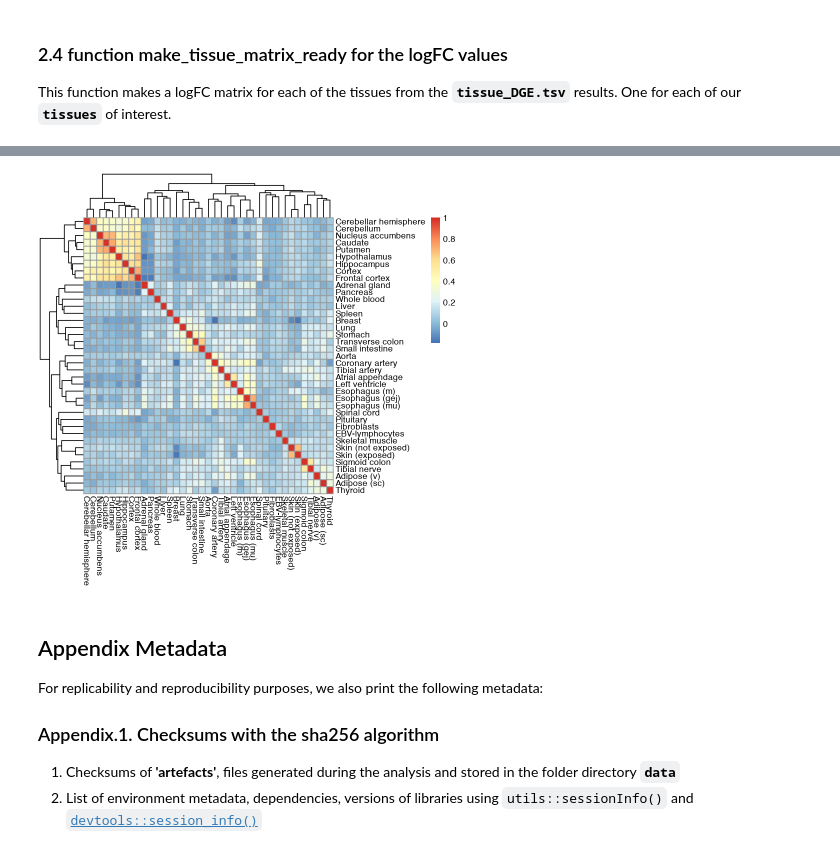
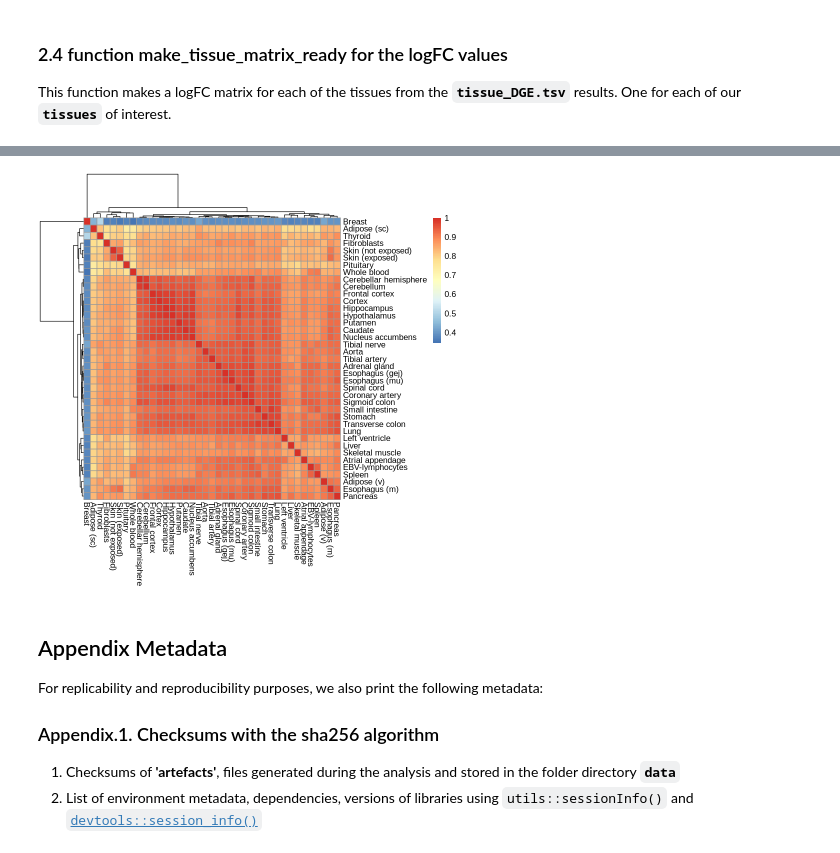
Before and after one commit to TheJacksonLaboratory/sbas, a Jupyter notebook: jupyter/expressionHeatplot.ipynb, the cells around one changed output, grey strips where cells are left out. Cells and saved outputs as stored; diff of their text form; code cells hidden in the pictures.

Commit message:
working expressionHeatmap from jupyter subdirectory

```diff
--- a/jupyter/expressionHeatplot.ipynb
+++ b/jupyter/expressionHeatplot.ipynb
@@ -38,7 +38,7 @@ options(warn = defaultW)
 # %% [markdown]
 ### 2.1 Read in all the differential Gene Expression Analysis results
 # %%
-filenames <- list.files("data", pattern="*_DGE.csv", all.files=FALSE, full.names=TRUE)
+filenames <- list.files("../data", pattern="*_DGE_refined.csv", all.files=FALSE, full.names=TRUE)
 message("Number of DGE files found with *_DGE.csv pattern: ",length(filenames))
 # %% [output]
 Number of DGE files found with *_DGE.csv pattern: 39
@@ -130,0 +131,21 @@ Remove the cells in the matrix that are <= abs(log2(1.5)) preserving only the va
+# %%
+files <- filenames
+logFC_mat <- matrix(0.0, nrow=length(genesids), ncol = length(files))
+pattern     <- "../data/*DGE_refined.csv"
+pVal_mat  <- logFC_mat
+rownames(logFC_mat) <- as.character(genesids)
+for (i in 1:length(filenames)) {
+    logFC_result  <- read.csv(filenames[i])
+    filegenesids  <- as.character(rownames(logFC_result))
+    # match the filegenesids in the list of unioned genesids for placing the significant gene-junction values
+    # in the matrix where rows are gene-junctions and columns are tissues (filegenesids)
+    for (j in 1:length(filegenesids)) {
+        genesids_match <- genesids %in% filegenesids[j]
+        logFC_mat[genesids_match==TRUE,i] <- logFC_result[filegenesids[j],"logFC"]
+        pVal_mat [genesids_match==TRUE,i] <- logFC_result[filegenesids[j],"adj.P.Val"]
+    }
+}
+
+display_name = tissue_reduction$display_name
+colnames(logFC_mat) <- as.character(display_name)
+colnames(pVal_mat)  <- as.character(display_name)
@@ -133,2 +188,6 @@ Remove the cells in the matrix that are <= abs(log2(1.5)) preserving only the va
 
 Calculate the correlation distances between the tissues using the logFC within each of the tissues.   Clustering by similar expression.
+# %%
+dist_mat <- as.matrix(cor(logFC_mat))
+sum(is.na(dist_mat))
+sum(!is.na(dist_mat))
@@ -135,13 +214,9 @@ Calculate the correlation distances between the tissues using the logFC within e
 # %%
-# dist_mat all values logFC_mat
-
-fc.exp.mat<-fc.exp.mat[rowSums(fc.exp.mat!=0)>0,]
-dist_mat <- as.matrix(cor(fc.exp.mat))
 pheatmap(dist_mat)
 hm.parameters <- list(dist_mat, fontsize = 6)
-do.call("pheatmap", c(hm.parameters,  filename="pdf/geneExpressionDistanceCorrelationHeatmapAlllogFC.pdf"))
+do.call("pheatmap", c(hm.parameters,  filename="../pdf/geneExpressionDistanceCorrelationHeatmapAlllogFC.pdf"))
 # %% [output]
-[figure, old version]
+[figure, new version]
 # %% [markdown]
 ## Appendix Metadata
 
```
Also changed, not shown: parts of 13 cells of this notebook, 2 other files.
